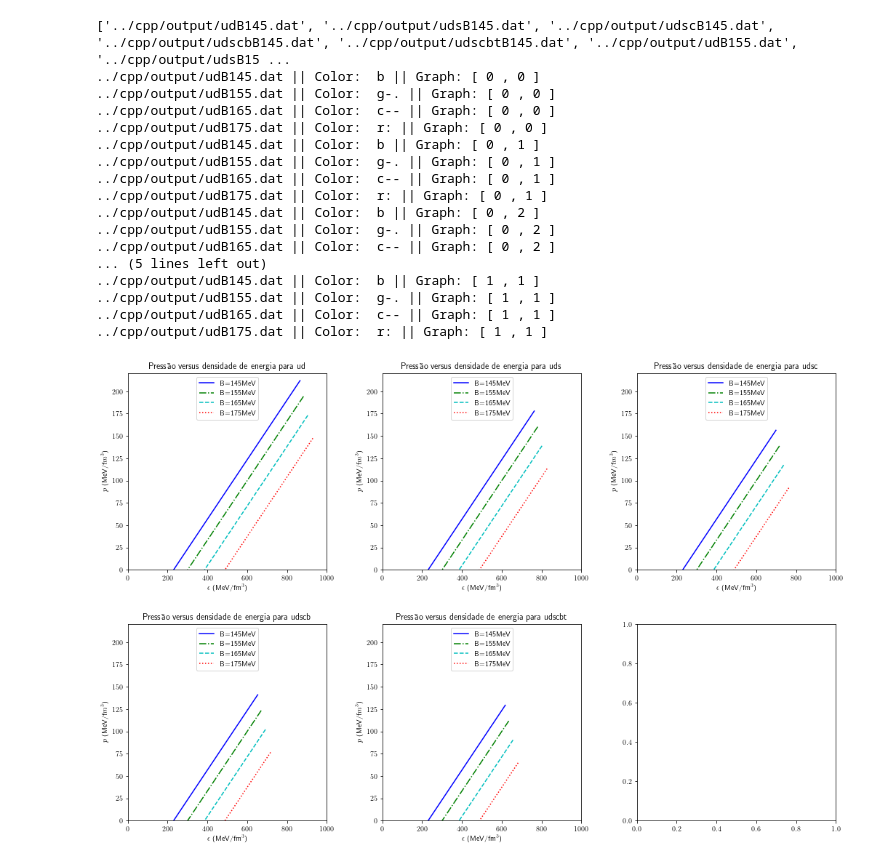
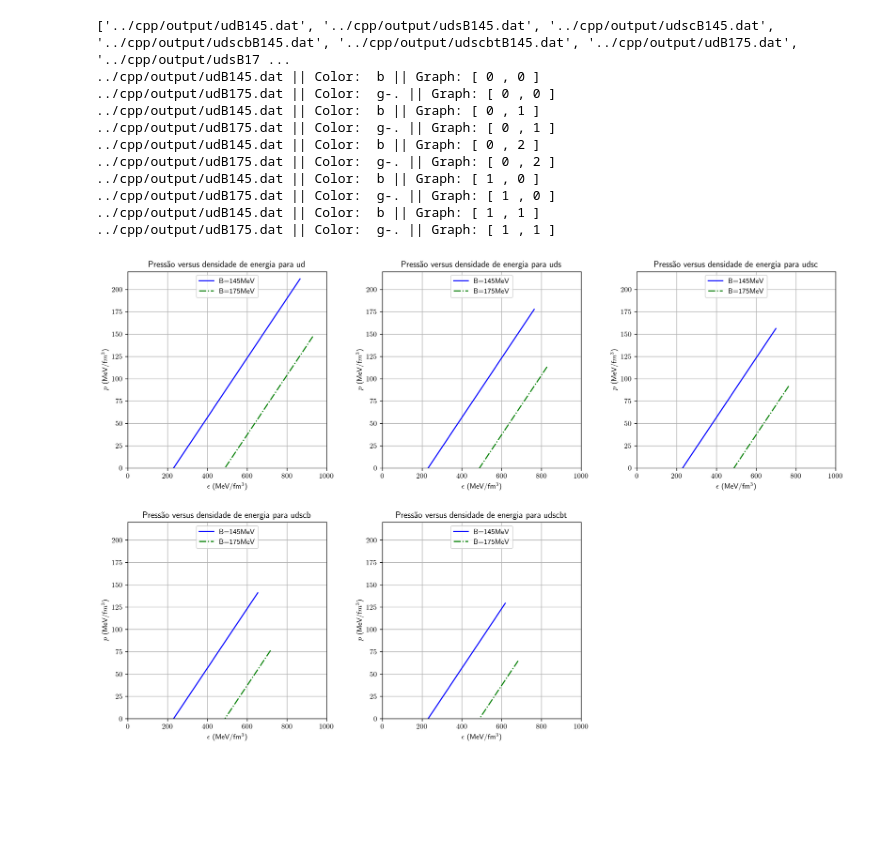
Before and after one commit to nicofgr/dense-star, a Jupyter notebook: python/Graphs.ipynb, the cells around one changed output. Cells and saved outputs as stored; diff of their text form; code cells hidden in the pictures; blank space fills up the shorter version.

```diff
--- a/python/Graphs.ipynb
+++ b/python/Graphs.ipynb
@@ -36,15 +36,17 @@ for j in range(2):
         ax1[j,k].set_title("Pressão e massa versus raio para B="+ str(bagPressures[k+2*j]) +"MeV")
         ax1[j,k].set_xlabel(r'$r$ (km)')
         ax1[j,k].set_ylabel(r'$p$ (MeV/f$m^3$)')
-        ax1[j,k].set_xlim([0,12])
+        ax1[j,k].set_xlim([0,12.5])
         ax1[j,k].xaxis.set_major_locator(MultipleLocator(2))
         ax1[j,k].xaxis.set_minor_locator(MultipleLocator(1))
-        ax1[j,k].set_ylim([0,220])
+        ax1[j,k].yaxis.set_major_locator(MultipleLocator(50))
+        ax1[j,k].yaxis.set_minor_locator(MultipleLocator(25))
+        ax1[j,k].set_ylim([0,250])
         ax2 = ax1[j,k].twinx()
         ax2.set_ylabel(r'$m/M_\odot$')
         ax2.set_ylim([0,2.5])
-        ax2.yaxis.set_major_locator(MultipleLocator(0.4))
-        ax2.yaxis.set_minor_locator(MultipleLocator(0.2))
+        ax2.yaxis.set_major_locator(MultipleLocator(0.5))
+        ax2.yaxis.set_minor_locator(MultipleLocator(0.25))
 
         for i in range(5):
             x.append([])
@@ -55,10 +57,12 @@ for j in range(2):
                 x[i].append([float(line.split()[1]) for line in lines])
                 x[i].append([float(line.split()[2]) for line in lines])
 
+            ax1[j,k].grid()
             ax1[j,k].plot(x[i][0],x[i][1], cols[i], label=titles[i])
             ax2.plot(x[i][0],x[i][2], cols[i])
 
         ax1[j,k].legend(loc='upper center')
 plt.rcParams['figure.figsize'] = [15, 10]
+plt.rcParams['figure.dpi'] = 300
 plt.show()
 # %% [output]
@@ -74,8 +78,8 @@ fig, ax1 = plt.subplots(2,3)
 #-------------------------------------------------------
 bagPressures = []
 bagPressures.append(145)
-bagPressures.append(155)
-bagPressures.append(165)
+#bagPressures.append(155)
+#bagPressures.append(165)
 bagPressures.append(175)
 titles = []
 titles.append('ud')
@@ -101,45 +105,42 @@ for j in range(2):
         x = []
         ax1[j,k].set_title("Pressão versus densidade de energia para " + titles[k+j*3])
         ax1[j,k].set_xlabel(r'$\epsilon$ (MeV/fm$^3$)')
         ax1[j,k].set_ylabel(r'$p$ (MeV/f$m^3$)')
         ax1[j,k].set_xlim([0,1000])
         #ax1[j,k].xaxis.set_major_locator(MultipleLocator(2))
         #ax1[j,k].xaxis.set_minor_locator(MultipleLocator(1))
         ax1[j,k].set_ylim([0,220])
 
-        for i in range(4):
+        for i in range(len(bagPressures)):
             x.append([])
             with open(dirs[(i*5)+k+(3*j)], 'r') as f:
 
                 lines = f.readlines()
                 x[i].append([float(line.split()[0]) for line in lines])
                 x[i].append([float(line.split()[1]) for line in lines])
                 x[i].append([float(line.split()[2]) for line in lines])
                 x[i].append([float(line.split()[3]) for line in lines])
 
+                ax1[j,k].grid(True)
                 ax1[j,k].plot(x[i][3],x[i][1], cols[i], label="B="+str(bagPressures[i])+"MeV")
                 print(dirs[i*5], "|| Color: ", cols[i], "|| Graph: [", j,",",k,"]")
 
         ax1[j,k].legend(loc='upper center')
+fig.delaxes(ax1[1,2])
 plt.rcParams['figure.figsize'] = [15, 10]
+plt.rcParams['figure.dpi'] = 300
 fig.tight_layout(pad=3.0)
 plt.show()
 # %% [output]
-['../cpp/output/udB145.dat', '../cpp/output/udsB145.dat', '../cpp/output/udscB145.dat', '../cpp/output/udscbB145.dat', '../cpp/output/udscbtB145.dat', '../cpp/output/udB155.dat', '../cpp/output/udsB15 ...
+['../cpp/output/udB145.dat', '../cpp/output/udsB145.dat', '../cpp/output/udscB145.dat', '../cpp/output/udscbB145.dat', '../cpp/output/udscbtB145.dat', '../cpp/output/udB175.dat', '../cpp/output/udsB17 ...
 ../cpp/output/udB145.dat || Color:  b || Graph: [ 0 , 0 ]
-../cpp/output/udB155.dat || Color:  g-. || Graph: [ 0 , 0 ]
-../cpp/output/udB165.dat || Color:  c-- || Graph: [ 0 , 0 ]
-../cpp/output/udB175.dat || Color:  r: || Graph: [ 0 , 0 ]
+../cpp/output/udB175.dat || Color:  g-. || Graph: [ 0 , 0 ]
 ../cpp/output/udB145.dat || Color:  b || Graph: [ 0 , 1 ]
-../cpp/output/udB155.dat || Color:  g-. || Graph: [ 0 , 1 ]
-../cpp/output/udB165.dat || Color:  c-- || Graph: [ 0 , 1 ]
-../cpp/output/udB175.dat || Color:  r: || Graph: [ 0 , 1 ]
+../cpp/output/udB175.dat || Color:  g-. || Graph: [ 0 , 1 ]
 ../cpp/output/udB145.dat || Color:  b || Graph: [ 0 , 2 ]
-../cpp/output/udB155.dat || Color:  g-. || Graph: [ 0 , 2 ]
-../cpp/output/udB165.dat || Color:  c-- || Graph: [ 0 , 2 ]
-... (5 lines left out)
+../cpp/output/udB175.dat || Color:  g-. || Graph: [ 0 , 2 ]
+../cpp/output/udB145.dat || Color:  b || Graph: [ 1 , 0 ]
+../cpp/output/udB175.dat || Color:  g-. || Graph: [ 1 , 0 ]
 ../cpp/output/udB145.dat || Color:  b || Graph: [ 1 , 1 ]
-../cpp/output/udB155.dat || Color:  g-. || Graph: [ 1 , 1 ]
-../cpp/output/udB165.dat || Color:  c-- || Graph: [ 1 , 1 ]
-../cpp/output/udB175.dat || Color:  r: || Graph: [ 1 , 1 ]
+../cpp/output/udB175.dat || Color:  g-. || Graph: [ 1 , 1 ]
-[figure, old version]
+[figure, new version]
```
Also changed, not shown: parts of 7 cells of this notebook, 2 other files.
